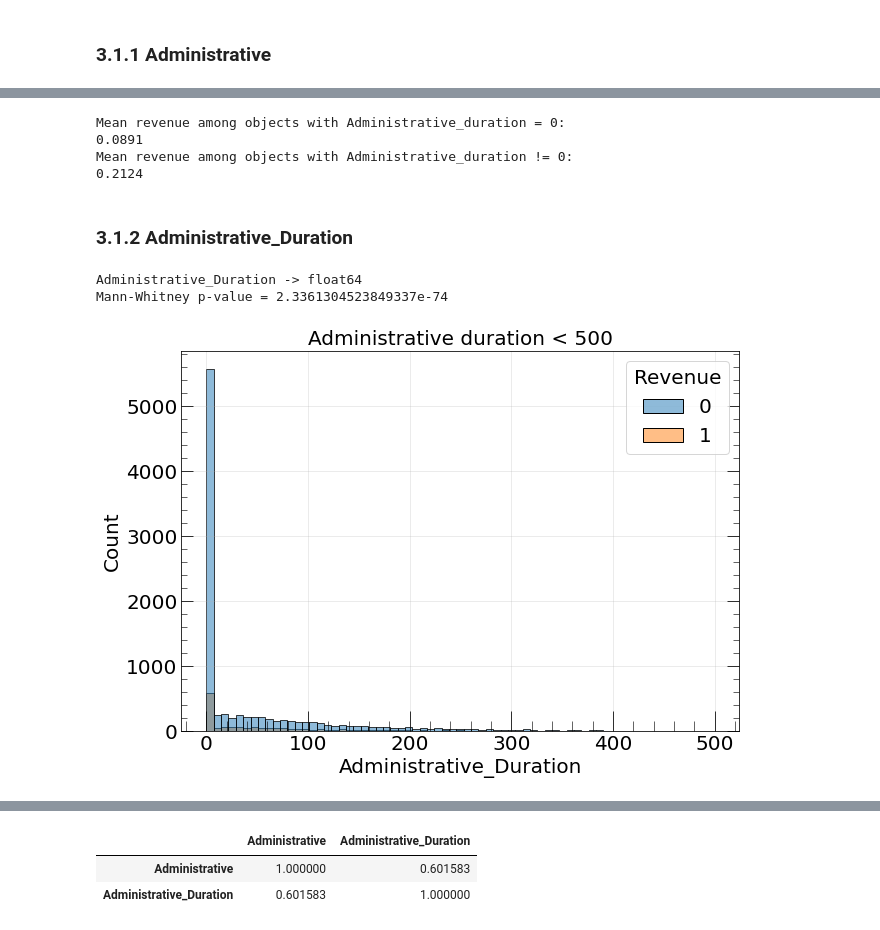
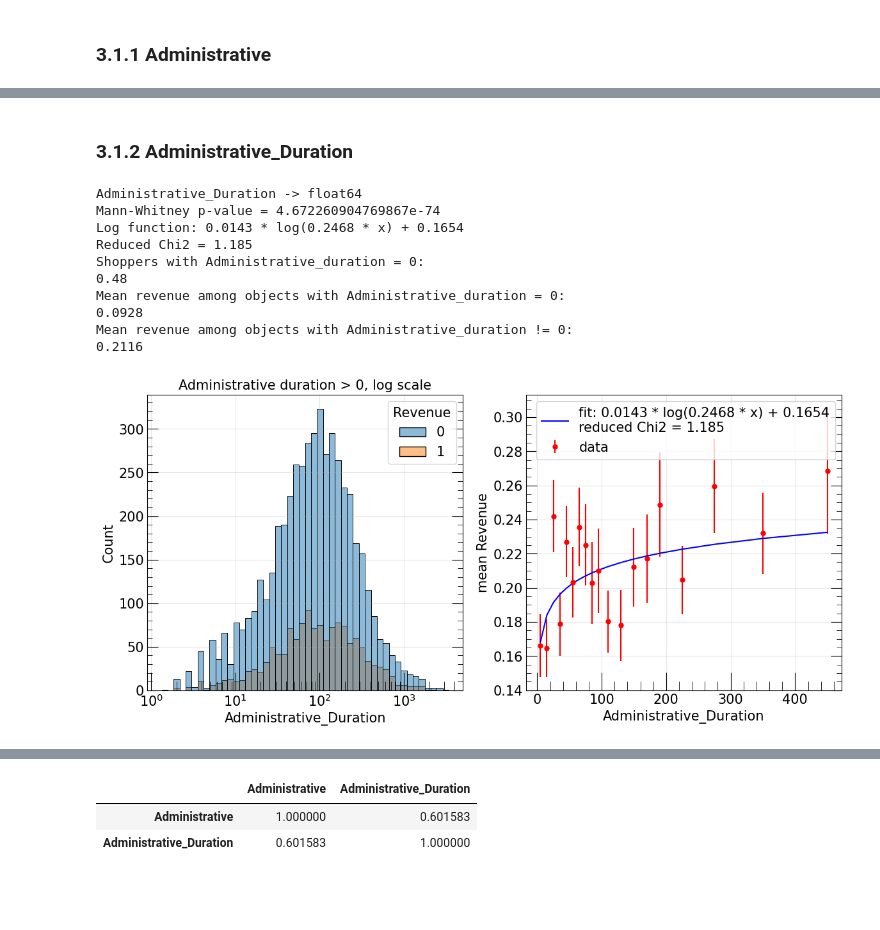
Before and after one commit to Sirnobaka/Online_Shoppers, a Jupyter notebook: Online_Shoppers.ipynb, the cells around one changed output, grey strips where cells are left out. Saved outputs shown, nothing was run; the diff lists cells and outputs as text; code cells hidden in the pictures; blank space fills up the shorter version.

```diff
--- a/Online_Shoppers.ipynb
+++ b/Online_Shoppers.ipynb
@@ -52,7 +77,5 @@ def mann_whitney(column):
 # %%
-# pd.cut() can do the same
-
-def custom_binning(col, bin_edges, include_zero):
+def custom_binning(data, col, bin_edges, include_zero):
     bin_values = [
         data[(data[col] > bin_edges[i])
              & (data[col] <= bin_edges[i + 1])].shape[0]
@@ -76,5 +101,5 @@ def custom_binning(col, bin_edges, include_zero):
 # %%
-def bin_errors(col, bin_edges, include_zero):
+def bin_errors(data, col, bin_edges, include_zero):
     bin_values = [
         data[(data[col] > bin_edges[i])
              & (data[col] <= bin_edges[i + 1])].shape[0]
@@ -346,27 +439,47 @@ plot_mean_revenue('Administrative', 20, -1)
-# %%
-print('Mean revenue among objects with Administrative_duration = 0:',
-      round(data.loc[data['Administrative'] == 0, ['Revenue']].mean().values[0], 4),
-      sep='\n')
-print('Mean revenue among objects with Administrative_duration != 0:',
-      round(data.loc[data['Administrative'] != 0, ['Revenue']].mean().values[0], 4),
-      sep='\n')
-# %% [output]
-Mean revenue among objects with Administrative_duration = 0:
-0.0891
-Mean revenue among objects with Administrative_duration != 0:
-0.2124
 # %% [markdown]
 ### 3.1.2 Administrative_Duration
 # %%
 print('Administrative_Duration ->', data['Administrative_Duration'].dtype)
-print(f"Mann-Whitney p-value = {mann_whitney('Administrative_Duration')[1]}")
-sns.histplot(data=data[data['Administrative_Duration'] < 500],
+print(f"Mann-Whitney p-value = {mann_whitney(data, 'Administrative_Duration')[1]}")
+
+bin_edges = [i*10 for i in range(10)] + [i*10 for i in range(10, 20, 2)] + \
+    [i*10 for i in range(20, 30, 5)] + [i*10 for i in range(30, 50, 10)] + [500, 3500]
+bin_centers = [(bin_edges[i]+bin_edges[i+1])/2 for i in range(len(bin_edges)-1)]
+
+bin_values = custom_binning(data, 'Administrative_Duration', bin_edges, include_zero=True)
+bin_centers = [0] + bin_centers
+
+fig, axs = plt.subplots(1, 2, figsize=(14, 6))
+
+sns.histplot(data=data[data['Administrative_Duration'] > 0],
              x='Administrative_Duration',
              hue="Revenue",
-             multiple="layer")
-plt.title('Administrative duration < 500')
+             multiple="layer",
+             log_scale=True,
+             ax=axs[0])
+axs[0].set_title('Administrative duration > 0, log scale')
+
+plot_mean_revenue_bins(data, 'Administrative_Duration', bin_centers, bin_values, bin_edges, 1, -1, ax=axs[1])
+
+print('Shoppers with Administrative_duration = 0:\n%.2f' % (data[data['Administrative_Duration'] == 0].shape[0] / data.shape[0]))
+
+print('Mean revenue among objects with Administrative_duration = 0:',
+      round(data.loc[data['Administrative_Duration'] == 0, ['Revenue']].mean().values[0], 4),
+      sep='\n')
+print('Mean revenue among objects with Administrative_duration != 0:',
+      round(data.loc[data['Administrative_Duration'] != 0, ['Revenue']].mean().values[0], 4),
+      sep='\n')
+
 plt.show()
 # %% [output]
 Administrative_Duration -> float64
-Mann-Whitney p-value = 2.3361304523849337e-74
+Mann-Whitney p-value = 4.672260904769867e-74
+Log function: 0.0143 * log(0.2468 * x) + 0.1654
+Reduced Chi2 = 1.185
+Shoppers with Administrative_duration = 0:
+0.48
+Mean revenue among objects with Administrative_duration = 0:
+0.0928
+Mean revenue among objects with Administrative_duration != 0:
+0.2116
-[figure, old version]
+[figure, new version]
```
Also changed, not shown: parts of 229 cells of this notebook.
